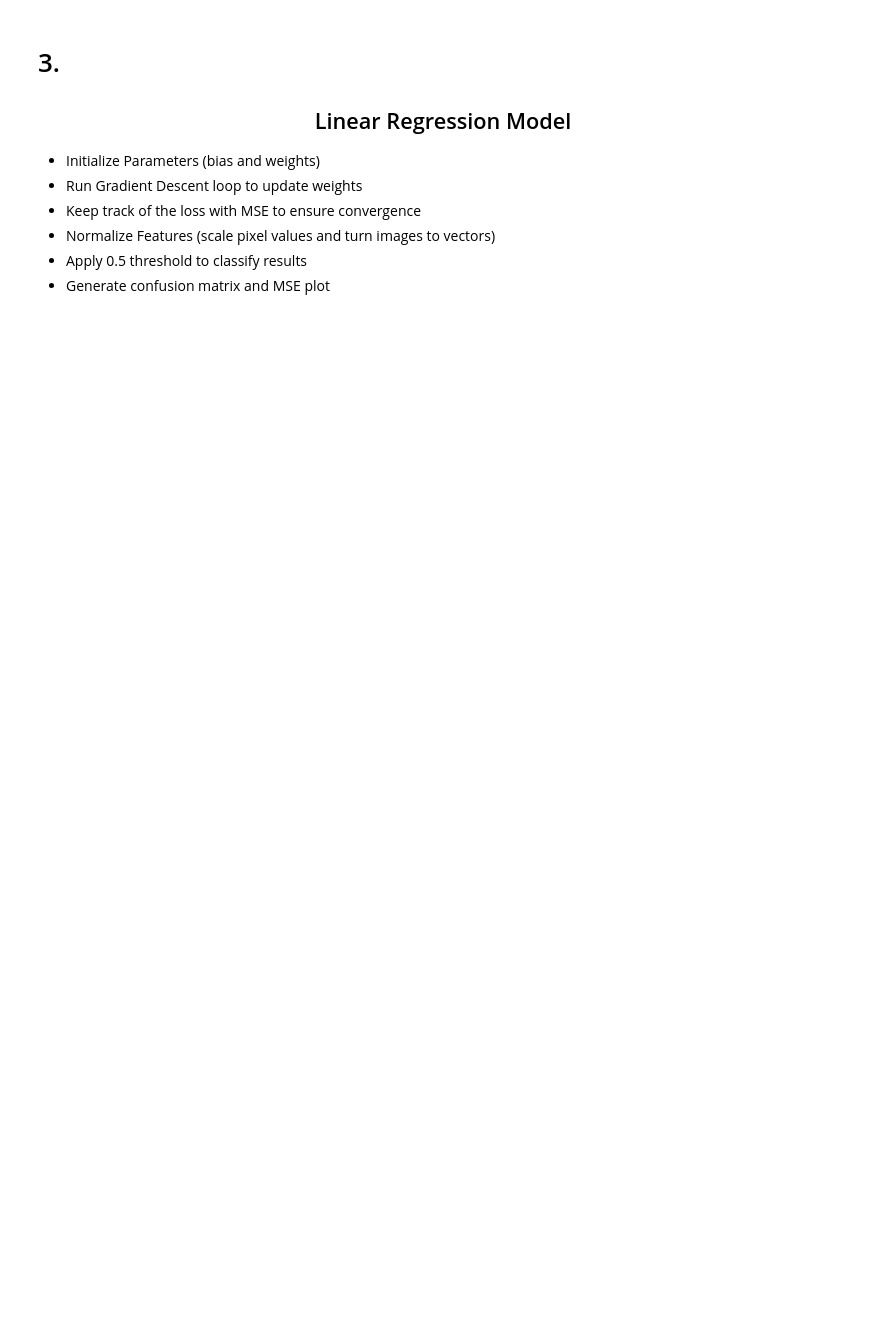
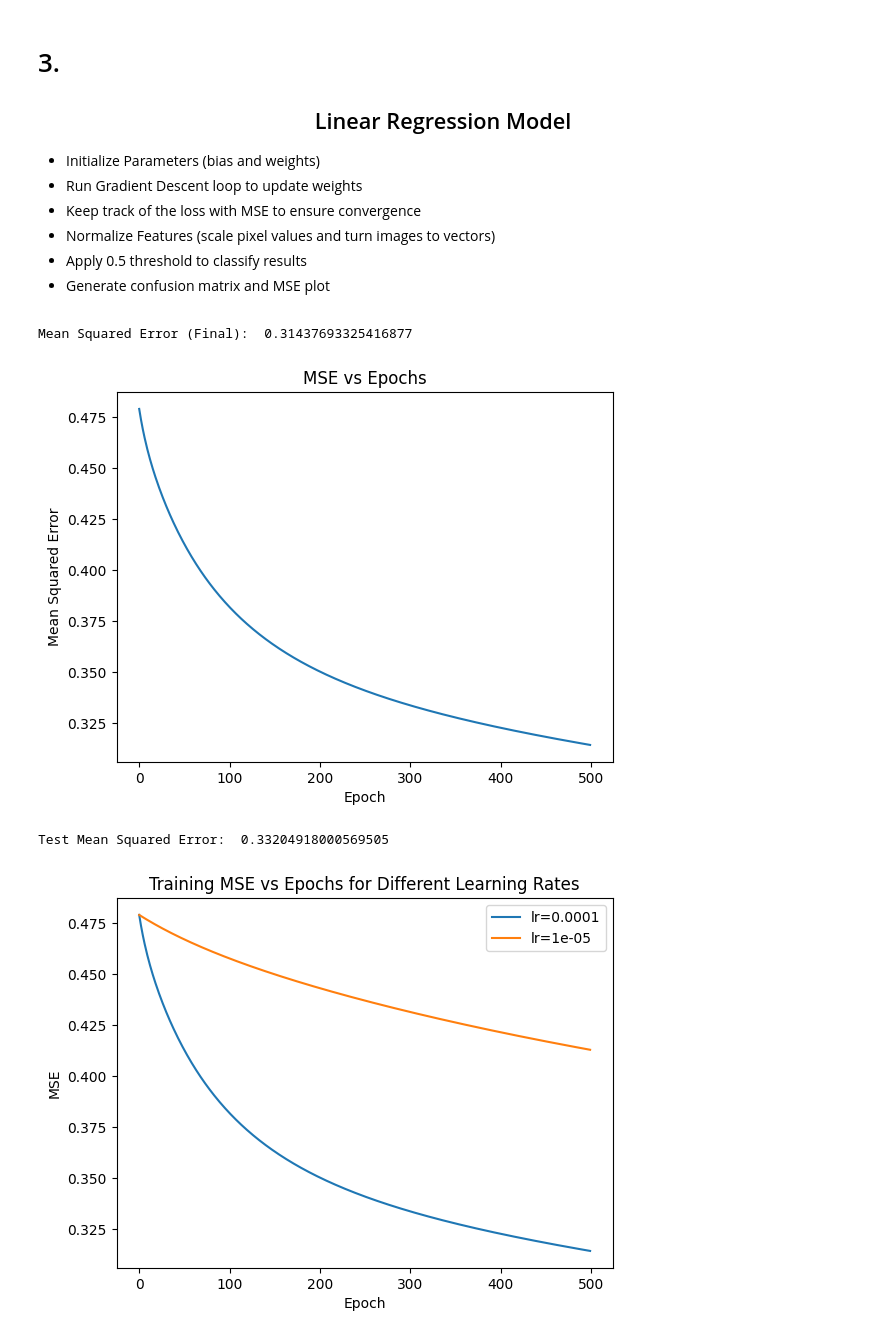
Before and after one commit to laurencorbeil/Gradient-Descent-as-Search-for-Facial-Attribute-Prediction, a Jupyter notebook: Gradient-Descent-as-Search-for-Facial-Attribute-Prediction.ipynb, the cells around one changed output. Drawn from its saved outputs; the diff is of its cells as text; code cells hidden in the pictures; blank space fills up the shorter version.

Commit message:
Cleaning + Output Fixes
Cleaned up the linear regression model and evaluation metrics. Also decreased learning rates to avoid exploding gradients.

```diff
--- a/Gradient-Descent-as-Search-for-Facial-Attribute-Prediction.ipynb
+++ b/Gradient-Descent-as-Search-for-Facial-Attribute-Prediction.ipynb
@@ -180,39 +178,36 @@ b = 0.0
 
 # linear model: y_hat = X @ m + b (matrix multiplication)
 def predict_linear(X, m, b):
-    return X @ m +b
+    return X @ m + b
 
 # MSE loss: L = (1/n) * sum((y_hat - y)^2)
 def mse_loss(y_hat, y):
     return np.mean((y_hat - y) ** 2)
 
 # Computer gradients of MSE loss with respect to m and b
-# dL/dm = (2/n) * X.T @ (y_hat - y)
-# dL/db = (2/n) * sum(y_hat - y)
+# dL/dm = (1/n) * X.T @ (y_hat - y)
+# dL/db = (1/n) * sum(y_hat - y)
 def linear_gradients(X, y, m, b):
-    n = X.shape[0]
     y_hat = predict_linear(X, m, b)
     error = y_hat - y
 
     #gradient for weights
-    weights = (2/n) * (X.T @ error)
+    weights = (1/n) * (X.T @ error)
 
     #gradient for bias
-    bias = (2/n) * np.sum(error)
+    bias = (1/n) * np.sum(error)
 
     return weights, bias
 
 # Training linear regression
 
-def linear_gradient_descent(X, y, learning_rate=0.05, epochs=500):
-    n, d = X.shape
-
+def linear_gradient_descent(X, y, learning_rate, epochs):
     # weight and bias
-    m = np.zeros(d)
+    m = np.zeros(X.shape[1])
     b = 0.0
     history = []
 
-    for t in range(epochs):
+    for _ in range(epochs):
         y_hat = predict_linear(X, m, b)
         loss = mse_loss(y_hat, y)
         history.append(loss)
@@ -225,33 +220,38 @@ def linear_gradient_descent(X, y, learning_rate=0.05, epochs=500):
         b = b - learning_rate * bias
 
     return m, b, np.array(history)
 
-m_learning_rate, b_learning_rate, mse_history = linear_gradient_descent(X_train_input, y_training_regression, learning_rate=0.05, epochs=500)
+m_learning_rate, b_learning_rate, mse_history = linear_gradient_descent(X_train_input, y_training_regression, learning_rate=0.0001, epochs=500)
 print("Mean Squared Error (Final): ", mse_history[-1])
 plt.figure()
 plt.plot(mse_history)
 plt.xlabel("Epoch")
 plt.ylabel("Mean Squared Error")
 plt.title("MSE vs Epochs")
 plt.show()
 
 y_hat_test = predict_linear(X_test_input, m_learning_rate, b_learning_rate)
 test_mse = mse_loss(y_hat_test, y_test_targets)
 print("Test Mean Squared Error: ", test_mse)
 
-# Test multiple learning rates to observe convergence
+# The below code tests multiple learning rates to observe convergence.
 
-learning_rates = [0.001, 0.01, 0.05, 0.1]
+learning_rates = [0.0001, 0.00001]
 
 plt.figure()
 
 for r in learning_rates:
     # Train with each learning rate and plot convergence
     m_r, b_r, hist = linear_gradient_descent(X_train_input, y_training_regression, learning_rate=r, epochs=500)
     plt.plot(hist, label=f"lr={r}")
 
 plt.xlabel("Epoch")
 plt.ylabel("MSE")
 plt.title("Training MSE vs Epochs for Different Learning Rates")
 plt.legend()
 plt.show()
+# %% [output]
+Mean Squared Error (Final):  0.31437693325416877
+[figure, added]
+Test Mean Squared Error:  0.33204918000569505
+[figure, added]
```
Also changed, not shown: parts of 7 cells of this notebook.
